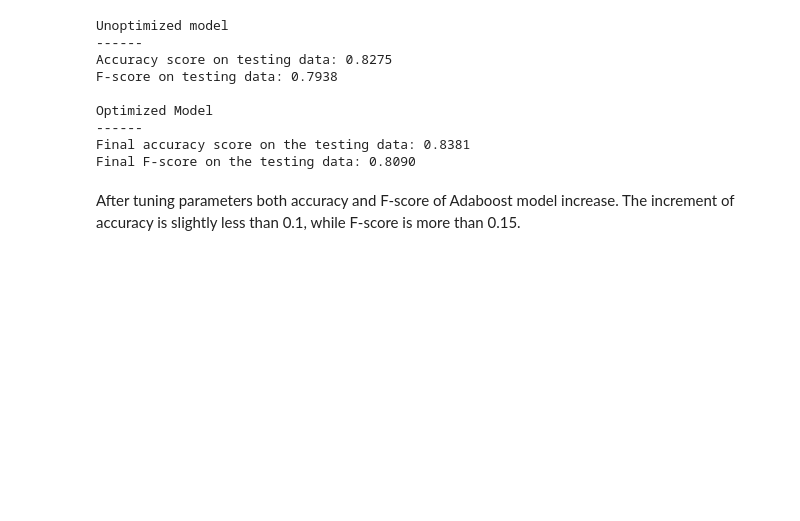
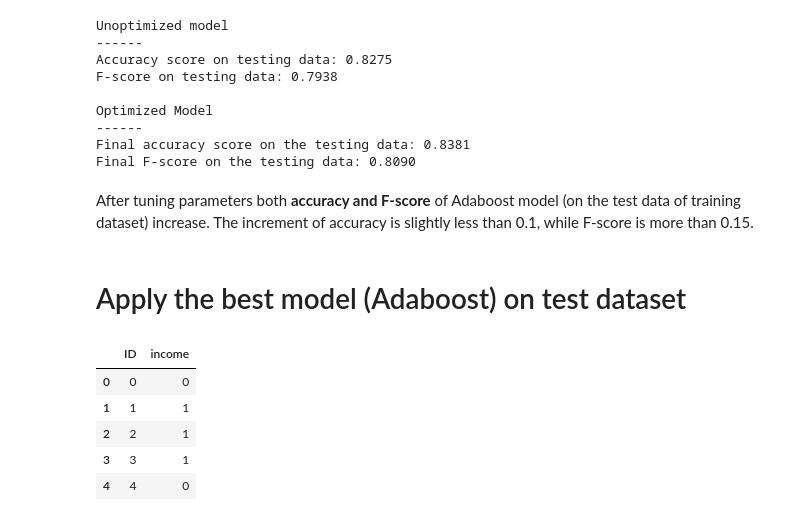
Before and after one commit to zhanshu21/fingding-donors, a Jupyter notebook: kaggle-competetion.ipynb, the cells around one changed output. Saved outputs shown, nothing was run; the diff lists cells and outputs as text; code cells hidden in the pictures; blank space fills up the shorter version.

Commit message:
Add prediction of test datasets

```diff
--- a/kaggle-competetion.ipynb
+++ b/kaggle-competetion.ipynb
@@ -673,3 +654,8 @@ native-country     0
 dtype: int64
 # %% [markdown]
 ## Apply same transformation on test data
+# %%
+test_log_transformed = log_transform(test_df_imputed)
+test_sq_transformed = sq_root_transform(test_log_transformed)
+test_transformed = handle_cate(test_sq_transformed)
+test_transformed.info()
@@ -1070,4 +1074,25 @@ Optimized Model
 Final accuracy score on the testing data: 0.8381
 Final F-score on the testing data: 0.8090
 # %% [markdown]
-After tuning parameters both accuracy and F-score of Adaboost model increase. The increment of accuracy is slightly less than 0.1, while F-score is more than 0.15.
+After tuning parameters both **accuracy and F-score** of Adaboost model (on the test data of training dataset) increase. The increment of accuracy is slightly less than 0.1, while F-score is more than 0.15.
+# %% [markdown]
+# Apply the best model (Adaboost) on test dataset
+# %%
+result = best_clf.predict(test_transformed)
+# %%
+# Create a submission DataFrame with index as 'ID' and model predictions as 'income'
+submission = pd.DataFrame({
+    'ID': test_df.index,
+    'income': result
+})
+
+submission.to_csv('submission.csv', index=False)
+# %%
+submission.head()
+# %% [output]
+|  | ID | income |
+| 0 | 0 | 0 |
+| 1 | 1 | 1 |
+| 2 | 2 | 1 |
+| 3 | 3 | 1 |
+| 4 | 4 | 0 |
```
Also changed, not shown: parts of 13 cells of this notebook, 1 other file.
